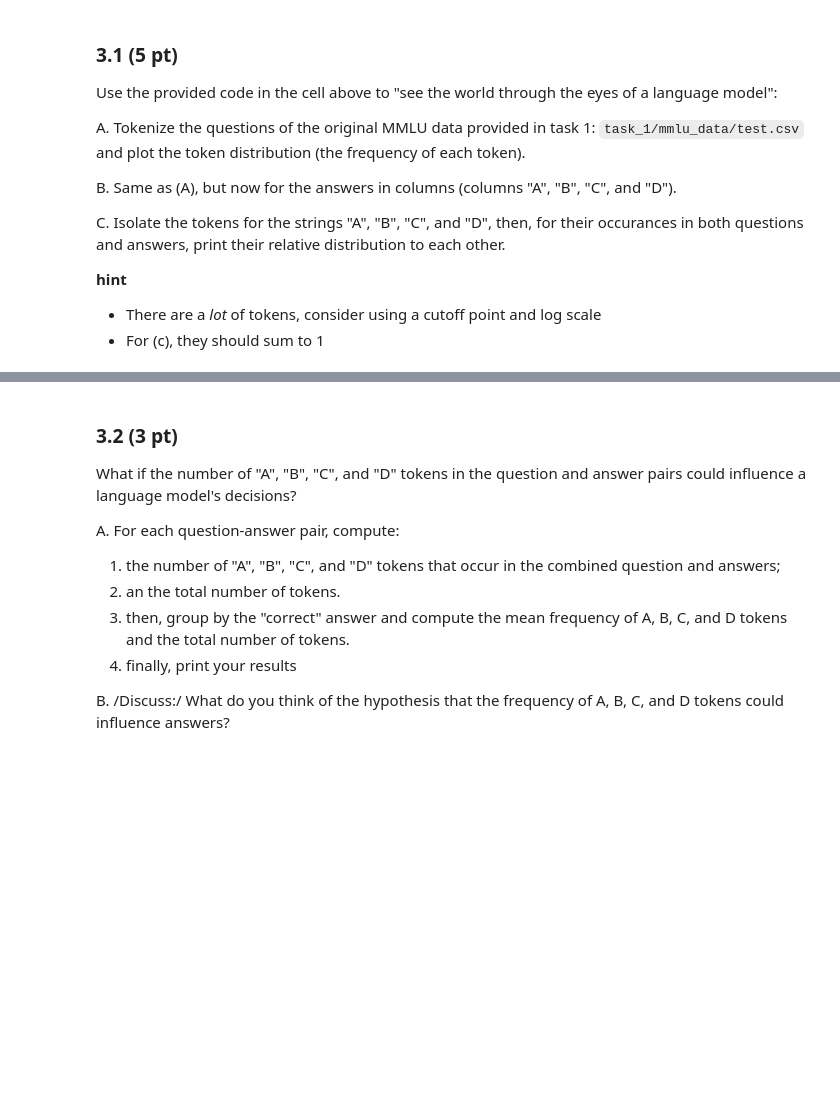
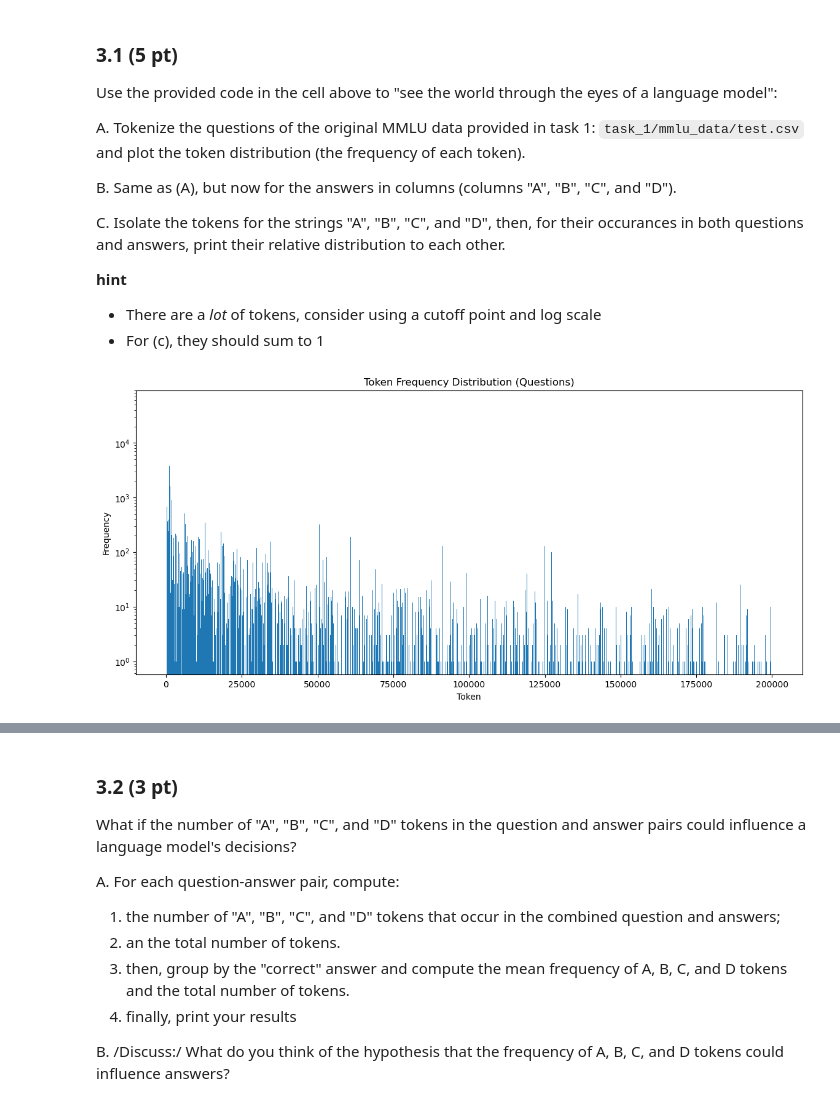
Before and after one commit to martinwss1337/Cliniques, a Jupyter notebook: clinic1/DA-clinic1-empty.ipynb, the cells around one changed output, grey strips where cells are left out. Drawn from its saved outputs; the diff is of its cells as text; code cells hidden in the pictures; blank space fills up the shorter version.

Commit message:
task3 back there

```diff
--- a/clinic1/DA-clinic1-empty.ipynb
+++ b/clinic1/DA-clinic1-empty.ipynb
@@ -990,3 +990,26 @@ C. Isolate the tokens for the strings "A", "B", "C", and "D", then, for their oc
 - For (c), they should sum to 1
 # %%
 #A
+from collections import Counter
+
+# df_test = pd.read_csv('clinic1/data/task_1/mmlu_data/test.csv')
+
+questions = df_test['question'].tolist()
+questions_tokens = [tokenize_text(q) for q in questions]
+
+all_questions_tokens = [token for tokens in questions_tokens for token in tokens]
+# print(len(all_questions_tokens))
+unique_questions_tokens = set(all_questions_tokens)
+# print(len(unique_questions_tokens)
+
+questions_token_counts = Counter(all_questions_tokens)
+
+# question tokens frequency distribution plot
+plt.figure(figsize=(14, 6))
+plt.hist(all_questions_tokens, bins=len(unique_questions_tokens), log=True)
+plt.title("Token Frequency Distribution (Questions)")
+plt.xlabel("Token")
+plt.ylabel("Frequency")
+plt.show()
+# %% [output]
+[figure, added]
```
Also changed, not shown: parts of 7 cells of this notebook.
